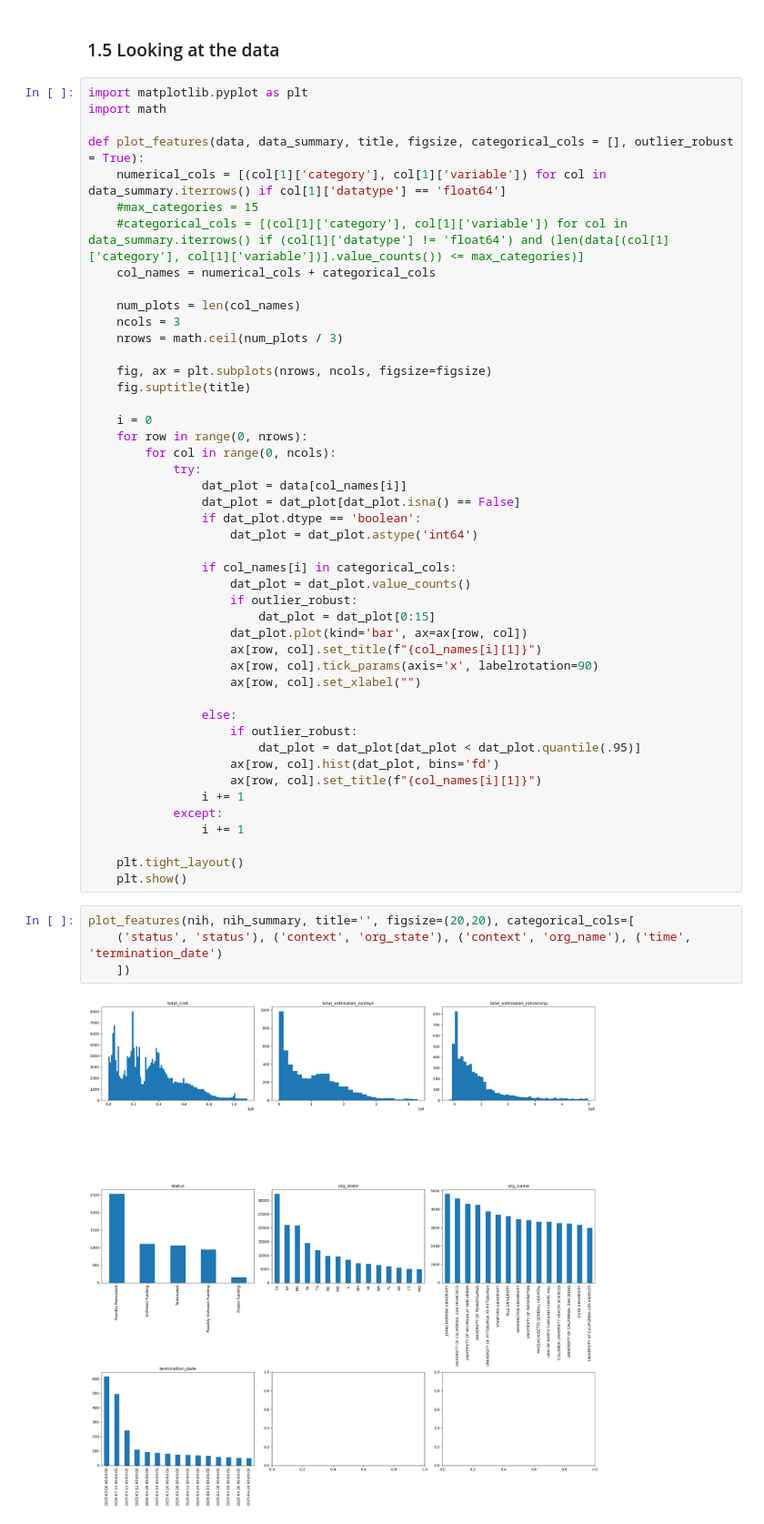
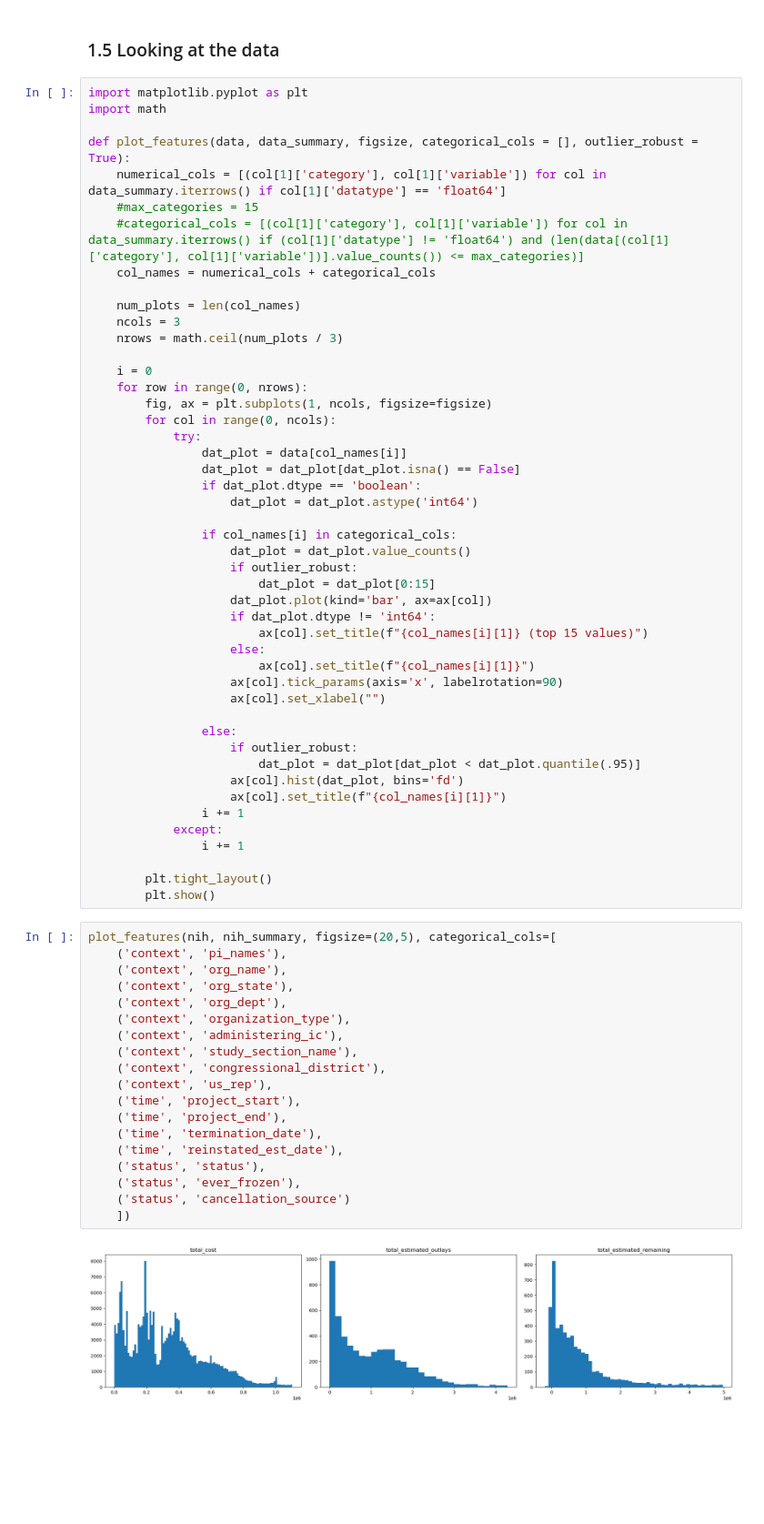
Before and after one commit to hannahmetzler/us_science_cuts, a Jupyter notebook: analysis/notebook.ipynb, the cells around one changed output. Shown at 91% size. Cells and saved outputs as stored; diff of their text form; blank space fills up the shorter version.

Commit message:
plotting all relevant columns

```diff
--- a/analysis/notebook.ipynb
+++ b/analysis/notebook.ipynb
@@ -351,7 +351,7 @@ Entries where total_budget does not equal sum of grant-witness.us financial info
 import matplotlib.pyplot as plt
 import math
 
-def plot_features(data, data_summary, title, figsize, categorical_cols = [], outlier_robust = True):
+def plot_features(data, data_summary, figsize, categorical_cols = [], outlier_robust = True):
     numerical_cols = [(col[1]['category'], col[1]['variable']) for col in data_summary.iterrows() if col[1]['datatype'] == 'float64']
     #max_categories = 15
     #categorical_cols = [(col[1]['category'], col[1]['variable']) for col in data_summary.iterrows() if (col[1]['datatype'] != 'float64') and (len(data[(col[1]['category'], col[1]['variable'])].value_counts()) <= max_categories)]
@@ -361,11 +361,9 @@ def plot_features(data, data_summary, title, figsize, categorical_cols = [], out
     ncols = 3
     nrows = math.ceil(num_plots / 3)
 
-    fig, ax = plt.subplots(nrows, ncols, figsize=figsize)
-    fig.suptitle(title)
-
     i = 0
     for row in range(0, nrows):
+        fig, ax = plt.subplots(1, ncols, figsize=figsize)
         for col in range(0, ncols):
             try:
                 dat_plot = data[col_names[i]]
@@ -377,25 +375,43 @@ def plot_features(data, data_summary, title, figsize, categorical_cols = [], out
                     dat_plot = dat_plot.value_counts()
                     if outlier_robust:
                         dat_plot = dat_plot[0:15]
-                    dat_plot.plot(kind='bar', ax=ax[row, col])
-                    ax[row, col].set_title(f"{col_names[i][1]}")
-                    ax[row, col].tick_params(axis='x', labelrotation=90)
-                    ax[row, col].set_xlabel("")
+                    dat_plot.plot(kind='bar', ax=ax[col])
+                    if dat_plot.dtype != 'int64':
+                        ax[col].set_title(f"{col_names[i][1]} (top 15 values)")
+                    else:
+                        ax[col].set_title(f"{col_names[i][1]}")
+                    ax[col].tick_params(axis='x', labelrotation=90)
+                    ax[col].set_xlabel("")
 
                 else:
                     if outlier_robust:
                         dat_plot = dat_plot[dat_plot < dat_plot.quantile(.95)]
-                    ax[row, col].hist(dat_plot, bins='fd')
-                    ax[row, col].set_title(f"{col_names[i][1]}")
+                    ax[col].hist(dat_plot, bins='fd')
+                    ax[col].set_title(f"{col_names[i][1]}")
                 i += 1
             except:
                 i += 1
 
-    plt.tight_layout()
-    plt.show()
+        plt.tight_layout()
+        plt.show()
 # %%
-plot_features(nih, nih_summary, title='', figsize=(20,20), categorical_cols=[
-    ('status', 'status'), ('context', 'org_state'), ('context', 'org_name'), ('time', 'termination_date')
+plot_features(nih, nih_summary, figsize=(20,5), categorical_cols=[
+    ('context', 'pi_names'),
+    ('context', 'org_name'),
+    ('context', 'org_state'),
+    ('context', 'org_dept'),
+    ('context', 'organization_type'),
+    ('context', 'administering_ic'),
+    ('context', 'study_section_name'),
+    ('context', 'congressional_district'),
+    ('context', 'us_rep'),
+    ('time', 'project_start'),
+    ('time', 'project_end'),
+    ('time', 'termination_date'),
+    ('time', 'reinstated_est_date'),
+    ('status', 'status'),
+    ('status', 'ever_frozen'),
+    ('status', 'cancellation_source')
     ])
 # %% [output]
-[figure, old version]
+[figure, new version]
```
Also changed, not shown: parts of 4 cells of this notebook.
